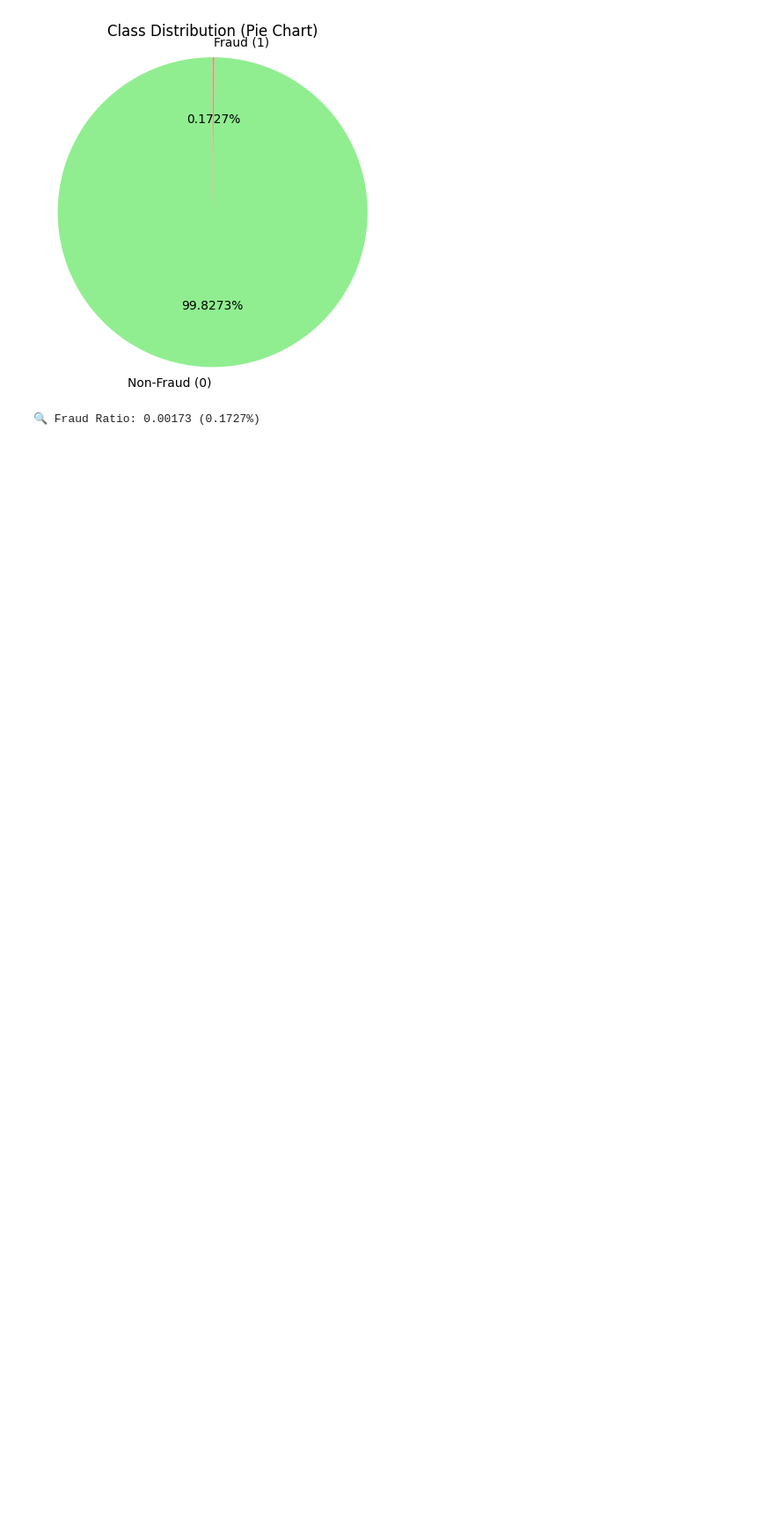
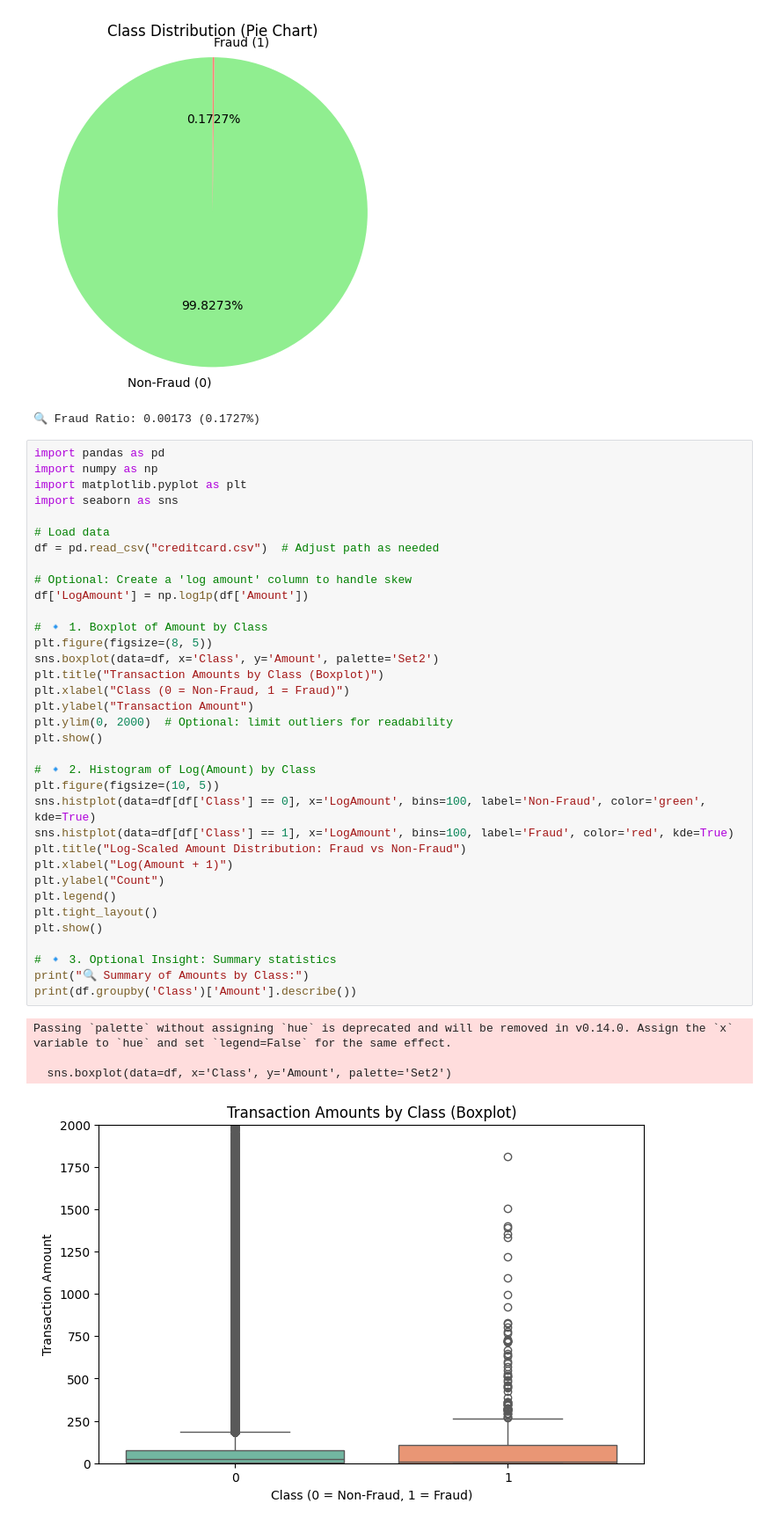
Before and after one commit to vijaivimu/Credit-Card-Fraud-Detection, a Jupyter notebook: EDA.ipynb, the cells around one changed output. Shown: that part at 88% size. Drawn from its saved outputs; the diff is of its cells as text; blank space fills up the shorter version.

Commit message:
Amount Distribution Analysis by Class

```diff
--- a/EDA.ipynb
+++ b/EDA.ipynb
@@ -157,3 +157,43 @@ Passing `palette` without assigning `hue` is deprecated and will be removed in v
 [figure]
 [figure]
 🔍 Fraud Ratio: 0.00173 (0.1727%)
+# %%
+import pandas as pd
+import numpy as np
+import matplotlib.pyplot as plt
+import seaborn as sns
+
+# Load data
+df = pd.read_csv("creditcard.csv")  # Adjust path as needed
+
+# Optional: Create a 'log amount' column to handle skew
+df['LogAmount'] = np.log1p(df['Amount'])
+
+# 🔹 1. Boxplot of Amount by Class
+plt.figure(figsize=(8, 5))
+sns.boxplot(data=df, x='Class', y='Amount', palette='Set2')
+plt.title("Transaction Amounts by Class (Boxplot)")
+plt.xlabel("Class (0 = Non-Fraud, 1 = Fraud)")
+plt.ylabel("Transaction Amount")
+plt.ylim(0, 2000)  # Optional: limit outliers for readability
+plt.show()
+
+# 🔹 2. Histogram of Log(Amount) by Class
+plt.figure(figsize=(10, 5))
+sns.histplot(data=df[df['Class'] == 0], x='LogAmount', bins=100, label='Non-Fraud', color='green', kde=True)
+sns.histplot(data=df[df['Class'] == 1], x='LogAmount', bins=100, label='Fraud', color='red', kde=True)
+plt.title("Log-Scaled Amount Distribution: Fraud vs Non-Fraud")
+plt.xlabel("Log(Amount + 1)")
+plt.ylabel("Count")
+plt.legend()
+plt.tight_layout()
+plt.show()
+
+# 🔹 3. Optional Insight: Summary statistics
+print("🔍 Summary of Amounts by Class:")
+print(df.groupby('Class')['Amount'].describe())
+# %% [output]
+Passing `palette` without assigning `hue` is deprecated and will be removed in v0.14.0. Assign the `x` variable to `hue` and set `legend=False` for the same effect.
+
+  sns.boxplot(data=df, x='Class', y='Amount', palette='Set2')
+[figure, added]
```
Also changed, not shown: parts of 1 cell of this notebook.
